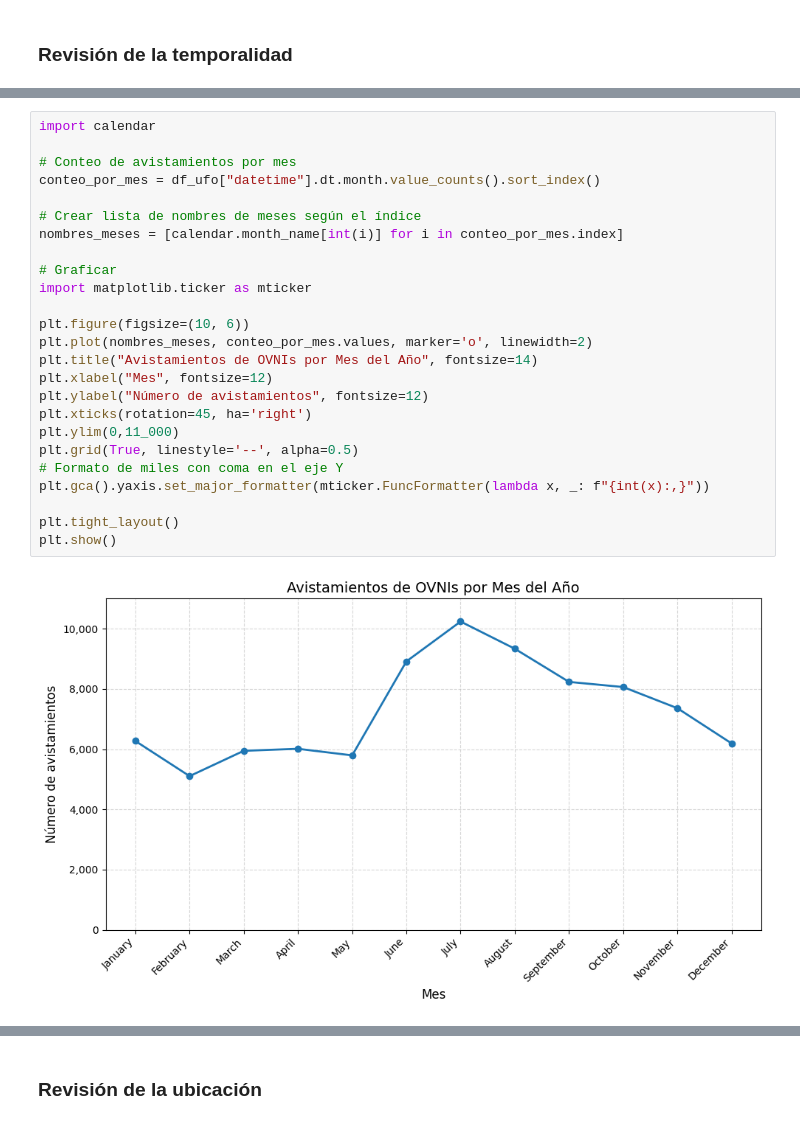
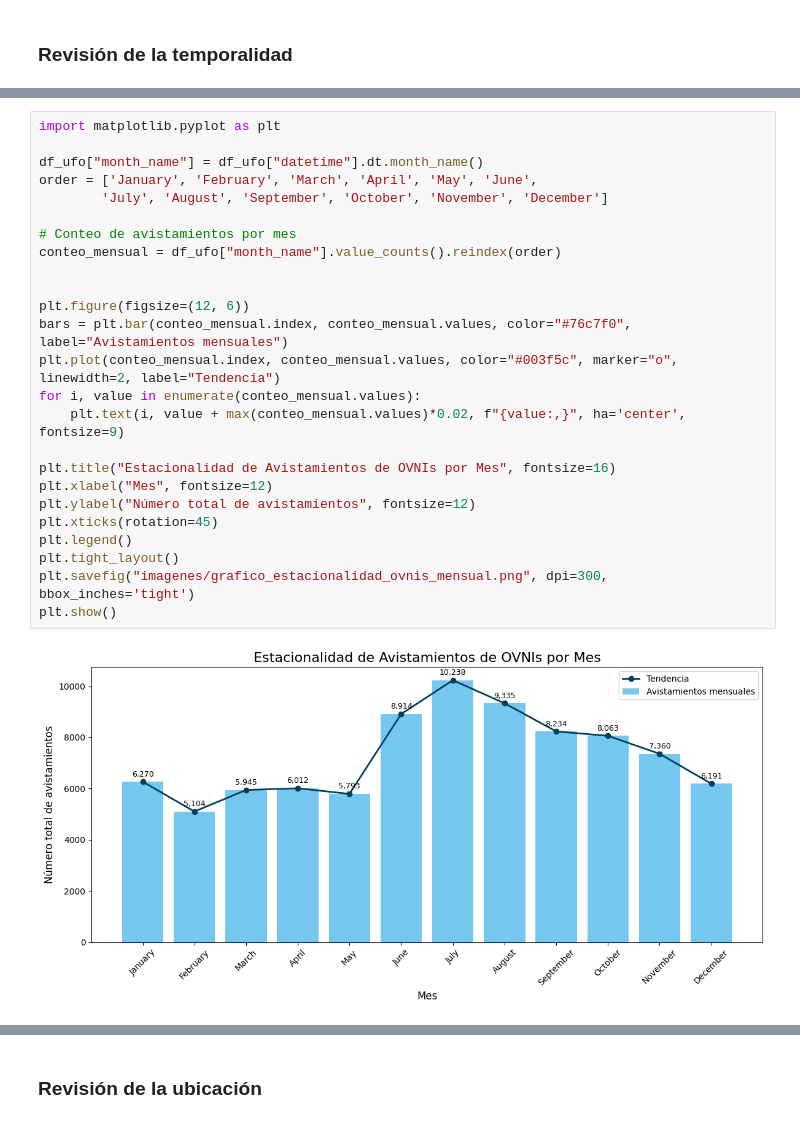
Before and after one commit to luis-dgz/Doctoralia_BusinessCase, a Jupyter notebook: UFO_Sighthings.ipynb, the cells around one changed output, grey strips where cells are left out. Drawn from its saved outputs; the diff is of its cells as text.

```diff
--- a/UFO_Sighthings.ipynb
+++ b/UFO_Sighthings.ipynb
@@ -76,27 +106,27 @@ plt.show()
-# %%
-import calendar
-
-# Conteo de avistamientos por mes
-conteo_por_mes = df_ufo["datetime"].dt.month.value_counts().sort_index()
-
-# Crear lista de nombres de meses según el índice
-nombres_meses = [calendar.month_name[int(i)] for i in conteo_por_mes.index]
-
-# Graficar
-import matplotlib.ticker as mticker
-
-plt.figure(figsize=(10, 6))
-plt.plot(nombres_meses, conteo_por_mes.values, marker='o', linewidth=2)
-plt.title("Avistamientos de OVNIs por Mes del Año", fontsize=14)
-plt.xlabel("Mes", fontsize=12)
-plt.ylabel("Número de avistamientos", fontsize=12)
-plt.xticks(rotation=45, ha='right')
-plt.ylim(0,11_000)
-plt.grid(True, linestyle='--', alpha=0.5)
-# Formato de miles con coma en el eje Y
-plt.gca().yaxis.set_major_formatter(mticker.FuncFormatter(lambda x, _: f"{int(x):,}"))
-
-plt.tight_layout()
-plt.show()
-# %% [output]
-[figure, removed]
+# %%
+import matplotlib.pyplot as plt
+
+df_ufo["month_name"] = df_ufo["datetime"].dt.month_name()
+order = ['January', 'February', 'March', 'April', 'May', 'June',
+        'July', 'August', 'September', 'October', 'November', 'December']
+
+# Conteo de avistamientos por mes
+conteo_mensual = df_ufo["month_name"].value_counts().reindex(order)
+
+
+plt.figure(figsize=(12, 6))
+bars = plt.bar(conteo_mensual.index, conteo_mensual.values, color="#76c7f0", label="Avistamientos mensuales")
+plt.plot(conteo_mensual.index, conteo_mensual.values, color="#003f5c", marker="o", linewidth=2, label="Tendencia")
+for i, value in enumerate(conteo_mensual.values):
+    plt.text(i, value + max(conteo_mensual.values)*0.02, f"{value:,}", ha='center', fontsize=9)
+
+plt.title("Estacionalidad de Avistamientos de OVNIs por Mes", fontsize=16)
+plt.xlabel("Mes", fontsize=12)
+plt.ylabel("Número total de avistamientos", fontsize=12)
+plt.xticks(rotation=45)
+plt.legend()
+plt.tight_layout()
+plt.savefig("imagenes/grafico_estacionalidad_ovnis_mensual.png", dpi=300, bbox_inches='tight')
+plt.show()
+# %% [output]
+[figure, added]
```
Also changed, not shown: parts of 27 cells of this notebook.
